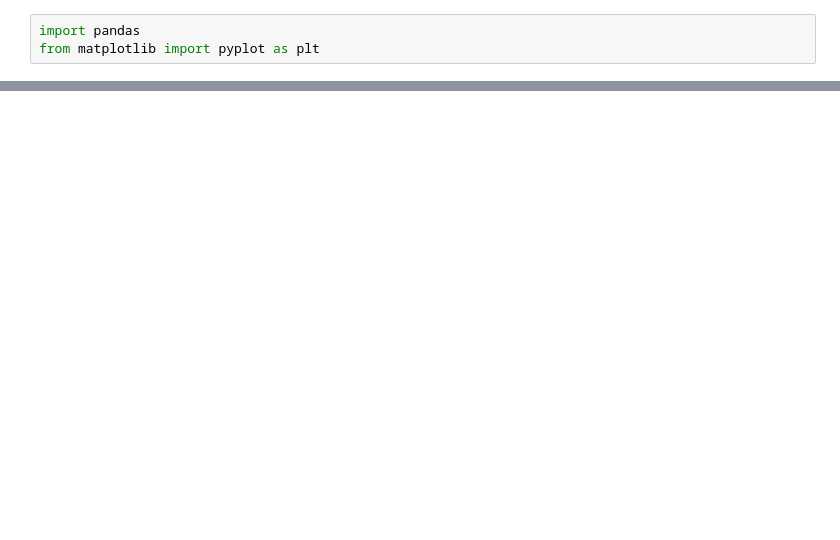
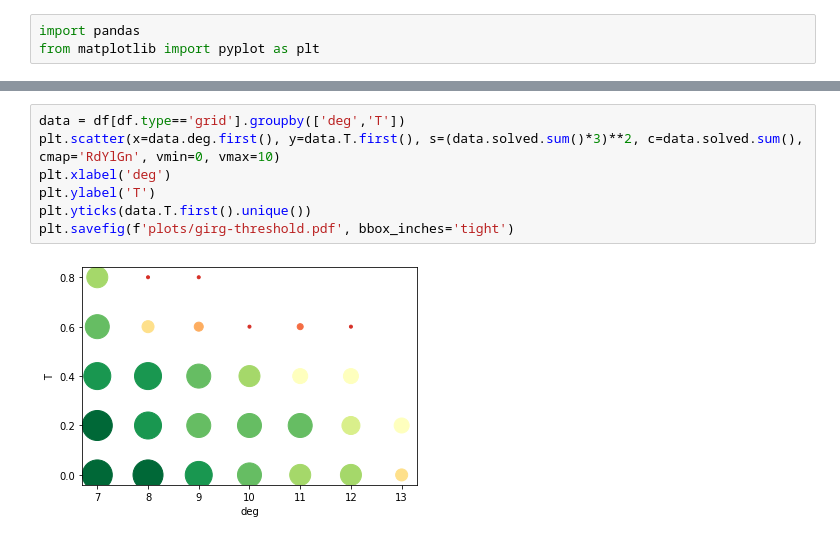
Before and after one commit to kittobi1992/cluster_editing, a Jupyter notebook: experiments-girg.ipynb, the cells around one changed output, grey strips where cells are left out. Drawn from its saved outputs; the diff is of its cells as text; blank space fills up the shorter version.

```diff
--- a/experiments-girg.ipynb
+++ b/experiments-girg.ipynb
@@ -57,0 +58,9 @@ plots by deg
+# %%
+data = df[df.type=='grid'].groupby(['deg','T'])
+plt.scatter(x=data.deg.first(), y=data.T.first(), s=(data.solved.sum()*3)**2, c=data.solved.sum(), cmap='RdYlGn', vmin=0, vmax=10)
+plt.xlabel('deg')
+plt.ylabel('T')
+plt.yticks(data.T.first().unique())
+plt.savefig(f'plots/girg-threshold.pdf', bbox_inches='tight')
+# %% [output]
+[figure, added]
```
Also changed, not shown: parts of 5 cells of this notebook, 3 other files.
